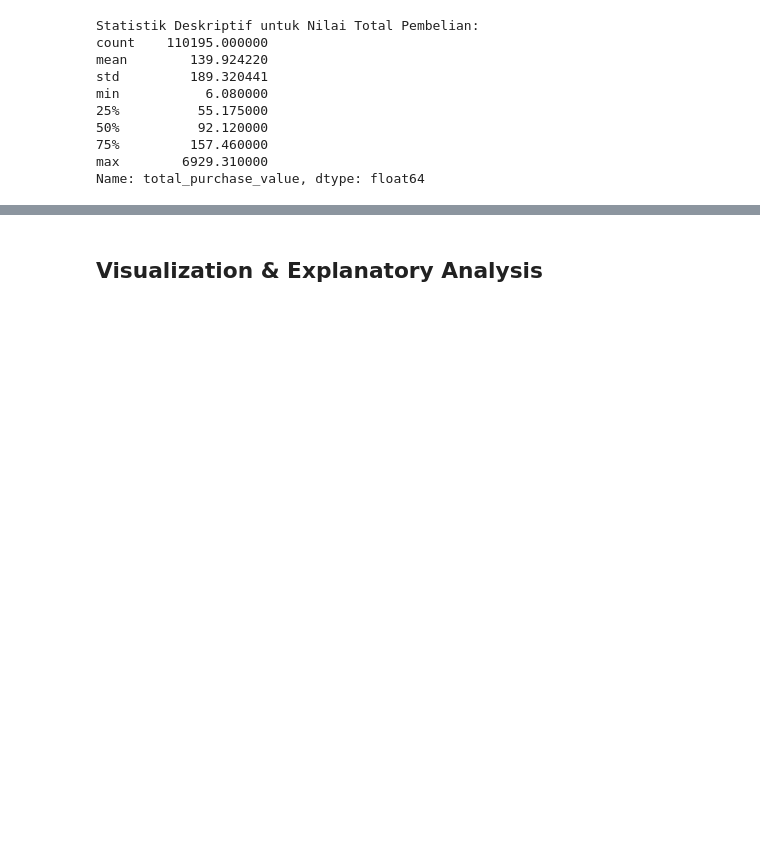
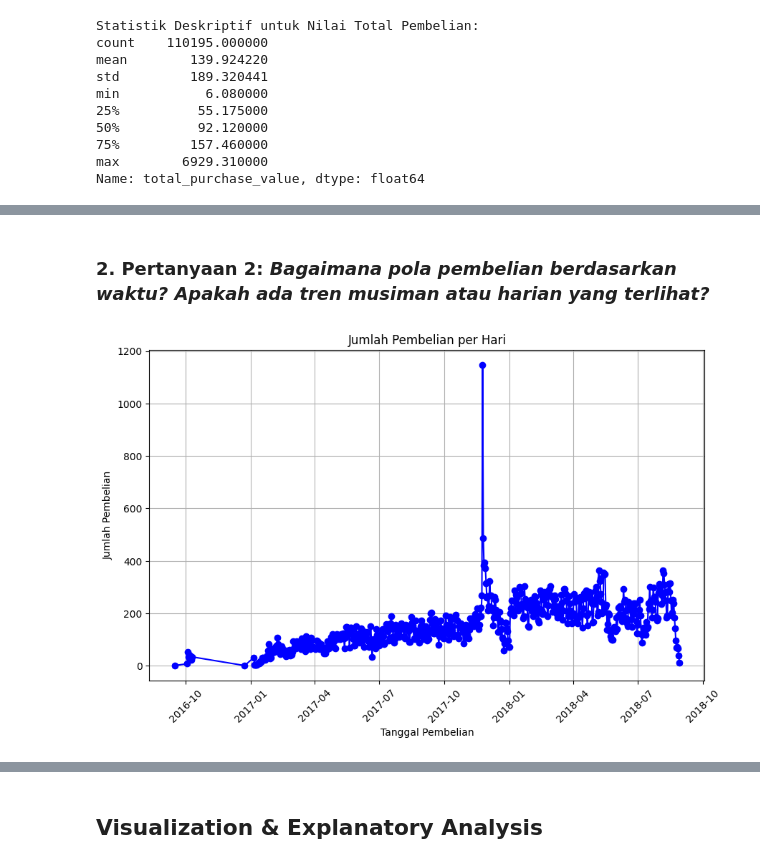
Before and after one commit to LatiefDataVisionary/data-analysis-dicoding-projects, a Jupyter notebook: Proyek_Analisis_Data.ipynb, the cells around one changed output, grey strips where cells are left out. Drawn from its saved outputs; the diff is of its cells as text; code cells hidden in the pictures; blank space fills up the shorter version.

```diff
--- a/Proyek_Analisis_Data.ipynb
+++ b/Proyek_Analisis_Data.ipynb
@@ -369,0 +384,29 @@ print(correlation)
+# %% [markdown]
+### **2. Pertanyaan 2:** *Bagaimana pola pembelian berdasarkan waktu? Apakah ada tren musiman atau harian yang terlihat?*
+# %%
+# Mengubah kolom 'order_purchase_timestamp' menjadi datetime
+orders_data['order_purchase_timestamp'] = pd.to_datetime(orders_data['order_purchase_timestamp'])
+
+# Menambahkan kolom untuk tanggal, bulan, dan hari dalam minggu
+orders_data['purchase_date'] = orders_data['order_purchase_timestamp'].dt.date
+orders_data['purchase_month'] = orders_data['order_purchase_timestamp'].dt.month
+orders_data['purchase_day_of_week'] = orders_data['order_purchase_timestamp'].dt.dayofweek
+
+# Menghitung jumlah pesanan per hari
+daily_orders = orders_data.groupby('purchase_date').size()
+# Menghitung jumlah pesanan per bulan
+monthly_orders = orders_data.groupby('purchase_month').size()
+# Menghitung jumlah pesanan per hari dalam minggu
+weekday_orders = orders_data.groupby('purchase_day_of_week').size()
+# %%
+# Menampilkan informasi tren pembelian harian
+plt.figure(figsize=(10, 6))
+plt.plot(daily_orders.index, daily_orders.values, color='blue', marker='o')
+plt.title('Jumlah Pembelian per Hari')
+plt.xlabel('Tanggal Pembelian')
+plt.ylabel('Jumlah Pembelian')
+plt.xticks(rotation=45)
+plt.grid(True)
+plt.show()
+# %% [output]
+[figure, added]
```
Also changed, not shown: parts of 18 cells of this notebook.
